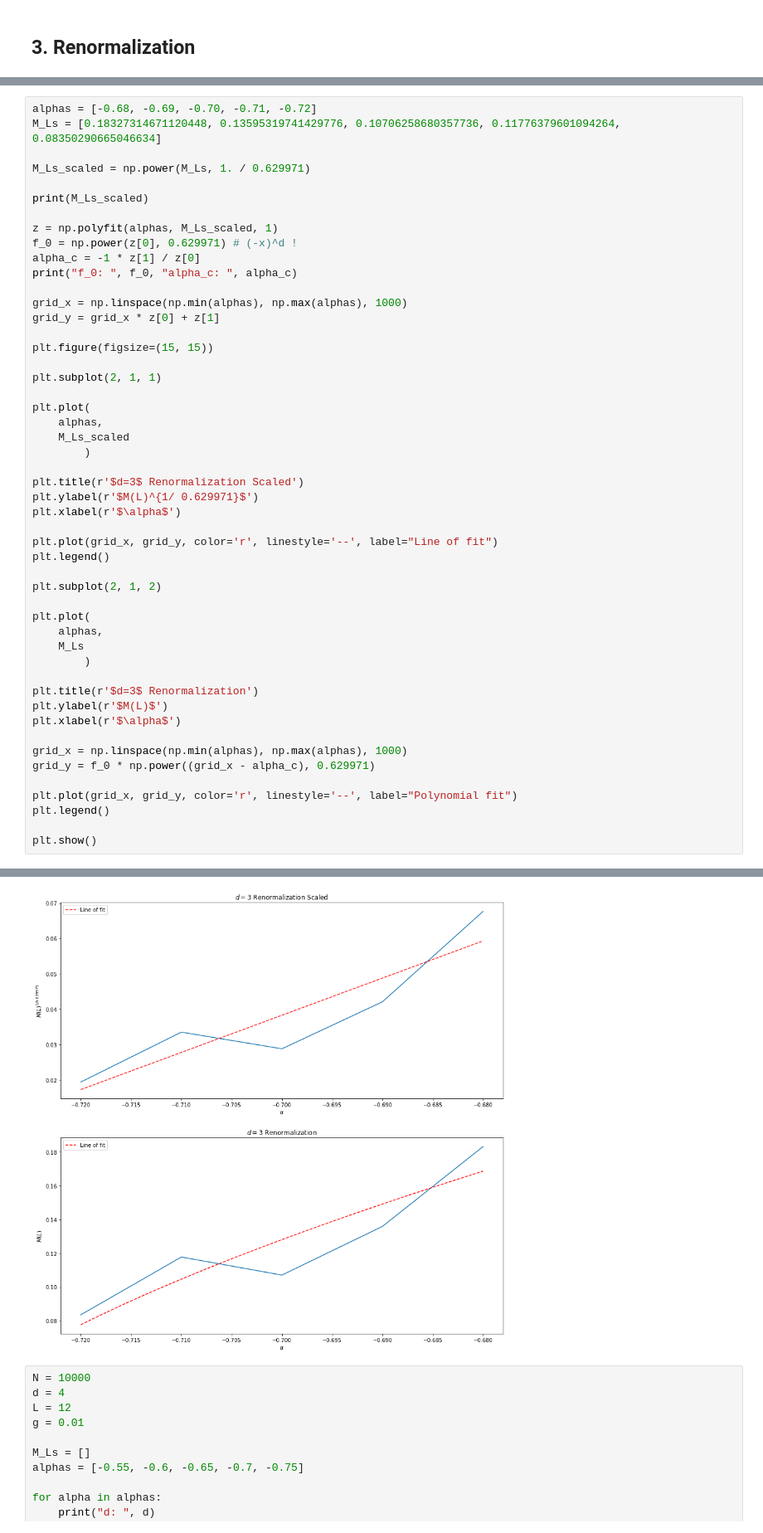
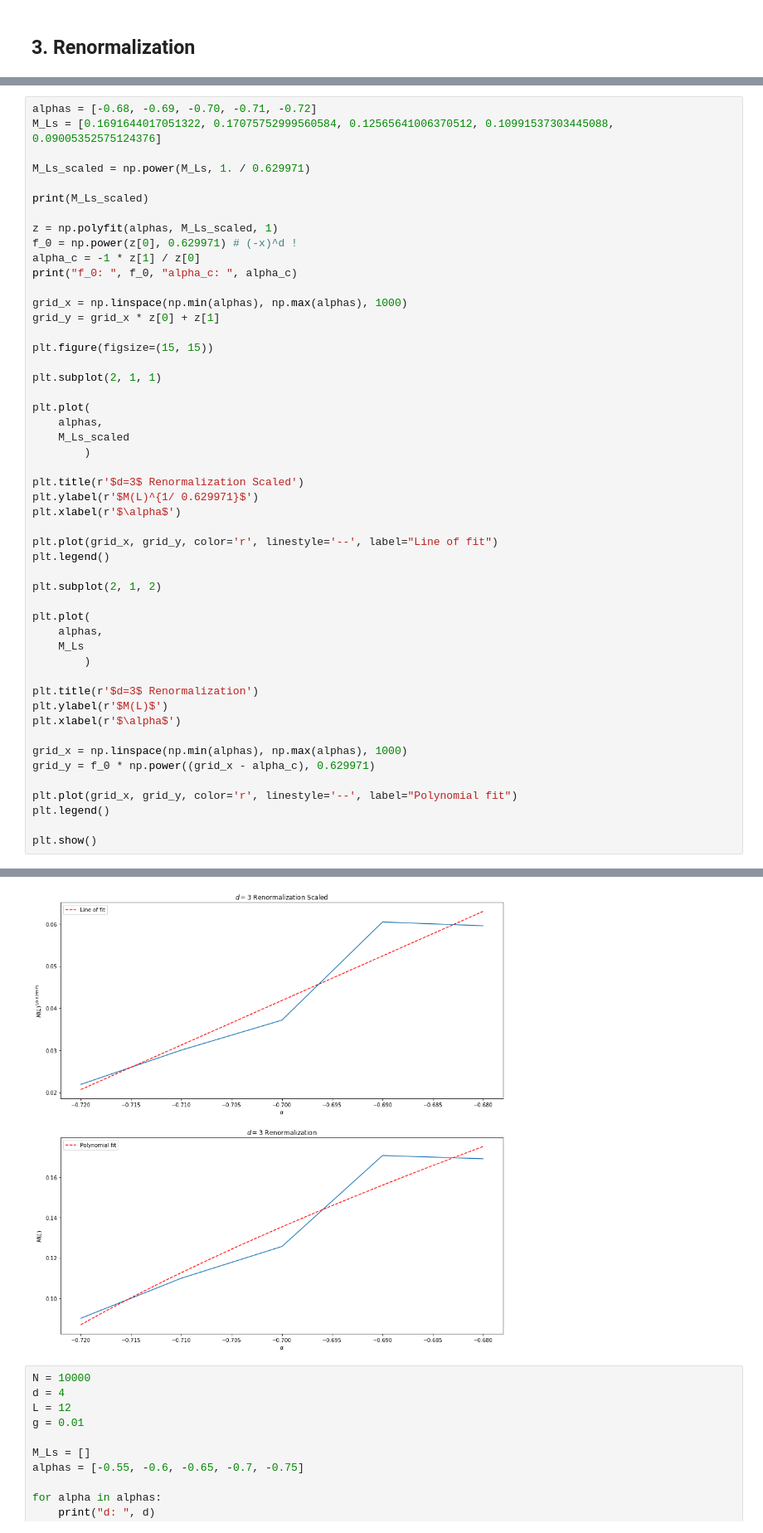
Before and after one commit to farice/QFT-Final-Project, a Jupyter notebook: project1.ipynb, the cells around one changed output, grey strips where cells are left out. Shown: that part at 83% size. Drawn from its saved outputs; the diff is of its cells as text.

```diff
--- a/project1.ipynb
+++ b/project1.ipynb
@@ -708,6 +722,6 @@ print("M(L)s: ", M_Ls)
 # %%
 alphas = [-0.68, -0.69, -0.70, -0.71, -0.72]
-M_Ls = [0.18327314671120448, 0.13595319741429776, 0.10706258680357736, 0.11776379601094264, 0.08350290665046634]
+M_Ls = [0.1691644017051322, 0.17075752999560584, 0.12565641006370512, 0.10991537303445088, 0.09005352575124376]
 
 M_Ls_scaled = np.power(M_Ls, 1. / 0.629971)
 
@@ -761,4 +775,4 @@ f_0:  1.0314296877559637 alpha_c:  -0.7364684063427044
-[figure, old version]
+[figure, new version]
 # %%
 N = 10000
 d = 4
```
Also changed, not shown: parts of 15 cells of this notebook.
